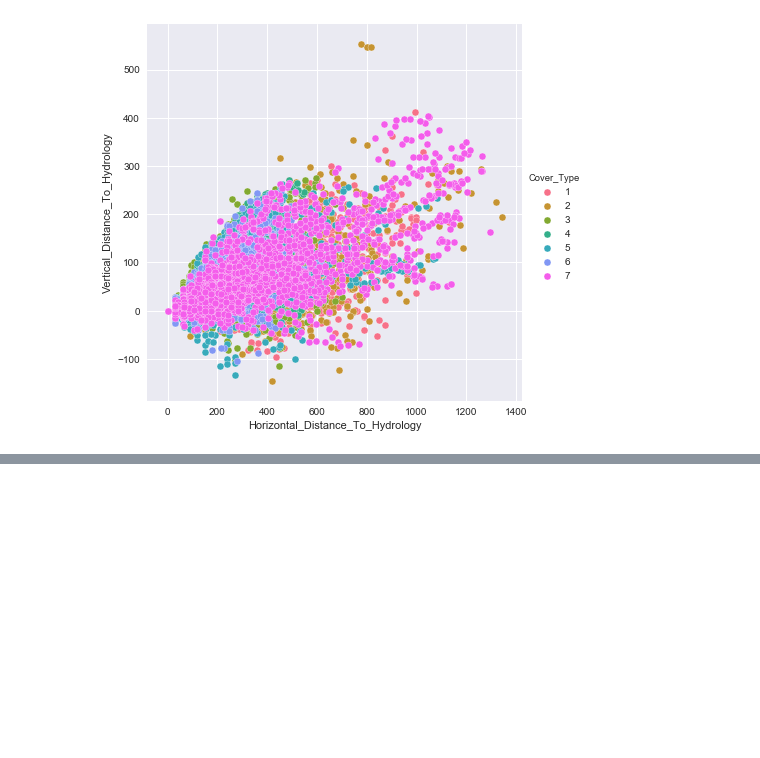
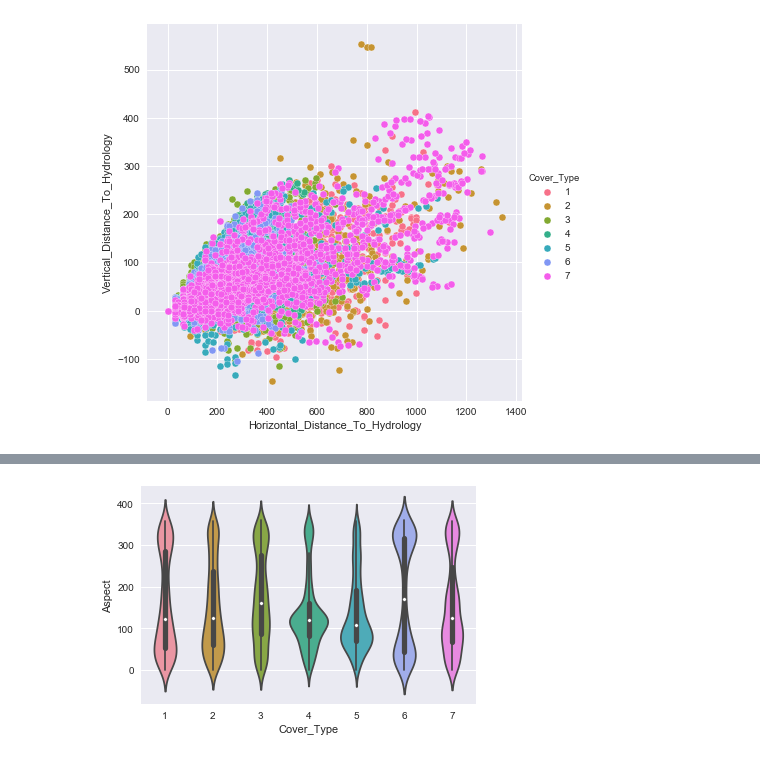
Before and after one commit to zachday1/207_forest_cover, a Jupyter notebook: zyu_EDA_v2.ipynb, the cells around one changed output, grey strips where cells are left out. Cells and saved outputs as stored; diff of their text form; code cells hidden in the pictures; blank space fills up the shorter version.

```diff
--- a/zyu_EDA_v2.ipynb
+++ b/zyu_EDA_v2.ipynb
@@ -262,0 +284,5 @@ plt.show()
+# %%
+sns.violinplot(data=df_train, x='Cover_Type', y='Aspect')
+plt.show()
+# %% [output]
+[figure, added]
```
Also changed, not shown: parts of 20 cells of this notebook.
